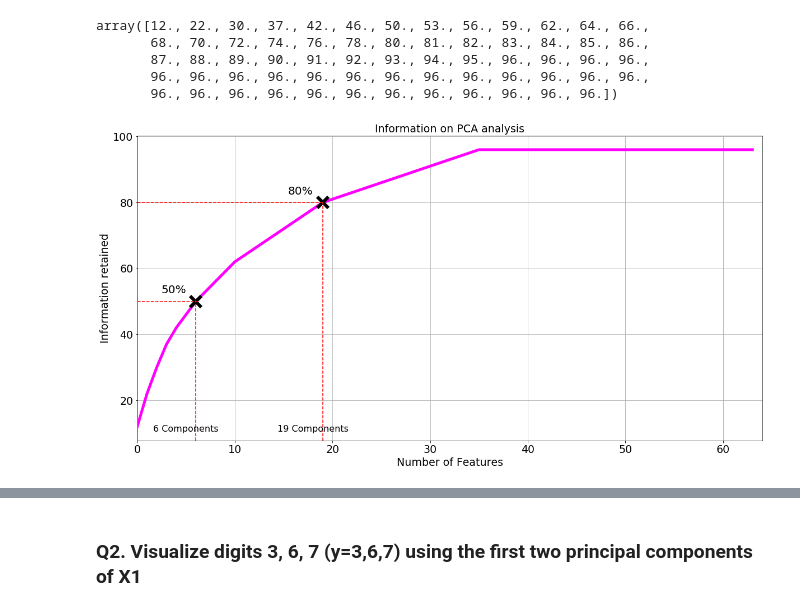
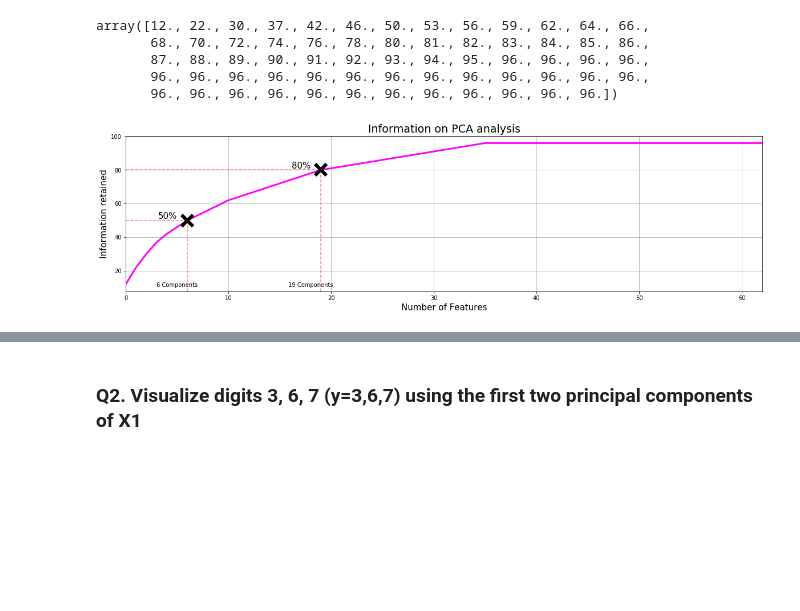
Before and after one commit to pratikwatwani/Applied-Data-Science, a Jupyter notebook: Session 08 and Session 09/PCA, Logistic Regression and Time Series Analysis.ipynb, the cells around one changed output, grey strips where cells are left out. Cells and saved outputs as stored; diff of their text form; code cells hidden in the pictures; blank space fills up the shorter version.

```diff
--- a/Session 08 and Session 09/PCA, Logistic Regression and Time Series Analysis.ipynb
+++ b/Session 08 and Session 09/PCA, Logistic Regression and Time Series Analysis.ipynb
@@ -114,38 +114,38 @@ array([12., 22., 30., 37., 42., 46., 50., 53., 56., 59., 62., 64., 66.,
        96., 96., 96., 96., 96., 96., 96., 96., 96., 96., 96., 96., 96.,
        96., 96., 96., 96., 96., 96., 96., 96., 96., 96., 96., 96.])
 # %%
-fig, ax = plt.subplots(figsize = (20,10))
+fig, ax = plt.subplots(figsize = (20,5))
 ax.grid()
 #ax.set_yticks(ticks = np.arange(0,200,10))
-ax.set_xlim(xmin=0, xmax = 64)
-plt.plot(var, linewidth = 5, color = 'magenta')
+ax.set_xlim(xmin=0, xmax = 62)
+plt.plot(var, linewidth = 3, color = 'magenta')
 plt.plot(np.where(var ==50)[0][0], 50, marker='x', mew = 6,markersize=20, color="k")
 plt.plot(np.where(var ==80)[0][0], 80, marker='x', mew = 6, markersize=20, color='k')
 
-plt.text(np.where(var == 50)[0][0]-1, 50+5,'50%', verticalalignment = 'top', horizontalalignment = 'right', fontsize = 20)
-plt.text(np.where(var == 80)[0][0]-1, 80+5,'80%', verticalalignment = 'top', horizontalalignment = 'right', fontsize = 20)
+plt.text(np.where(var == 50)[0][0]-1, 50+5,'50%', verticalalignment = 'top', horizontalalignment = 'right', fontsize = 15)
+plt.text(np.where(var == 80)[0][0]-1, 80+5,'80%', verticalalignment = 'top', horizontalalignment = 'right', fontsize = 15)
 
 
-plt.text(np.where(var == 50)[0][0]-1, 50-40,str(np.where(var == 50)[0][0])+' Components', verticalalignment = 'bottom', horizontalalignment = 'center', fontsize = 16)
-plt.text(np.where(var == 80)[0][0]-1, 80-70,str(np.where(var == 80)[0][0])+' Components', verticalalignment = 'bottom', horizontalalignment = 'center', fontsize = 16)
+plt.text(np.where(var == 50)[0][0]-1, 50-40,str(np.where(var == 50)[0][0])+' Components', verticalalignment = 'bottom', horizontalalignment = 'center', fontsize = 10)
+plt.text(np.where(var == 80)[0][0]-1, 80-70,str(np.where(var == 80)[0][0])+' Components', verticalalignment = 'bottom', horizontalalignment = 'center', fontsize = 10)
 
 
 
-ax.axvline(np.where(var == 50)[0][0],color ='red', linestyle ='--', ymin = 0, ymax = 0.46)
-ax.axvline(np.where(var == 80)[0][0],color ='red', linestyle ='--', ymin = 0, ymax = 0.78)
+ax.axvline(np.where(var == 50)[0][0],color ='red', linestyle ='--', ymin = 0, ymax = 0.46, alpha = 0.5)
+ax.axvline(np.where(var == 80)[0][0],color ='red', linestyle ='--', ymin = 0, ymax = 0.78, alpha = 0.5)
 
-ax.axhline(y=50, color = 'red', linestyle = '--', xmin = 0, xmax = 0.1)
-ax.axhline(y=80, color = 'red', linestyle = '--', xmin = 0, xmax = 0.3)
+ax.axhline(y=50, color = 'red', linestyle = '--', xmin = 0, xmax = 0.1, alpha = 0.5)
+ax.axhline(y=80, color = 'red', linestyle = '--', xmin = 0, xmax = 0.3, alpha = 0.5)
 
-plt.xlabel('Number of Features', fontsize = 19)
-plt.ylabel('Information retained', fontsize = 19)
+plt.xlabel('Number of Features', fontsize = 15)
+plt.ylabel('Information retained', fontsize = 15)
 plt.title('Information on PCA analysis', fontsize =19)
 
-plt.xticks(fontsize = 19)
-plt.yticks(fontsize = 19)
+plt.xticks(fontsize = 10)
+plt.yticks(fontsize = 10)
 plt.show()
 # %% [output]
-[figure, old version]
+[figure, new version]
 # %%
 df = pd.DataFrame(data = X1)
 df.head()
```
Also changed, not shown: parts of 9 cells of this notebook.
